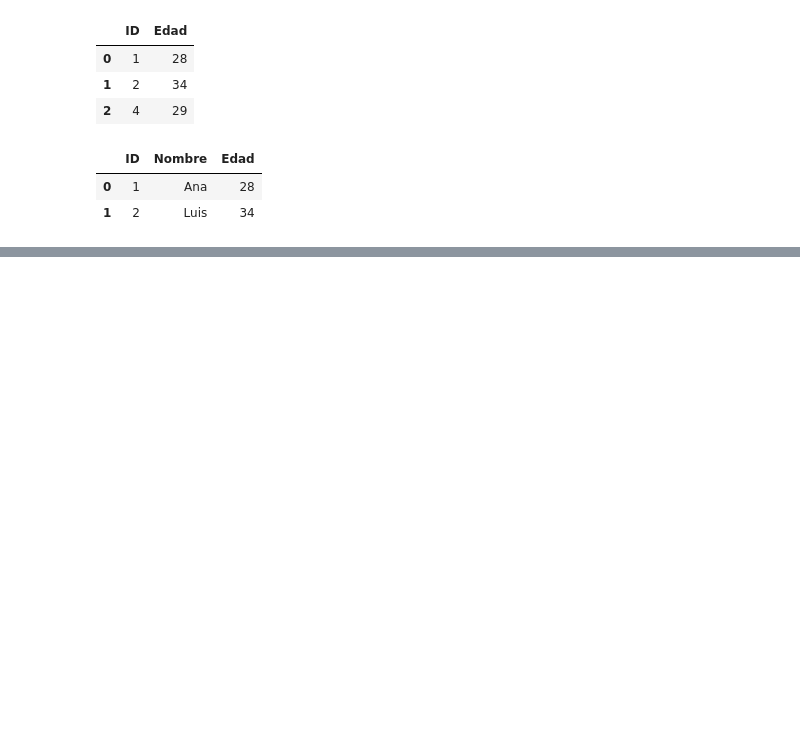
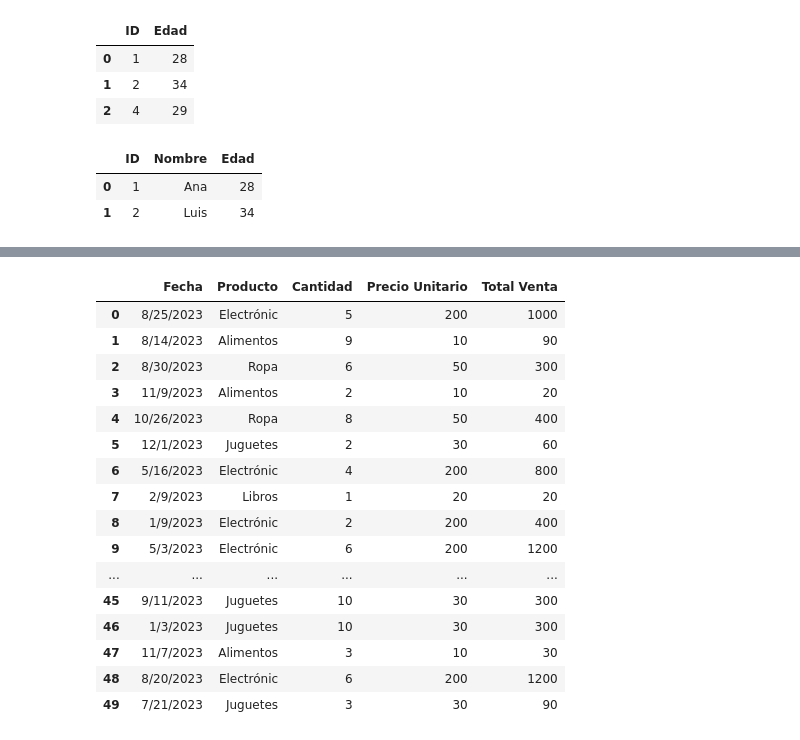
Before and after one commit to Bernardo-Mata/python-data-science, a Jupyter notebook: pandas.ipynb, the cells around one changed output, grey strips where cells are left out. Saved outputs shown, nothing was run; the diff lists cells and outputs as text; code cells hidden in the pictures; blank space fills up the shorter version.

```diff
--- a/pandas.ipynb
+++ b/pandas.ipynb
@@ -1038,0 +1495,3 @@ df_combinado
+# %%
+df1 = pd.read_csv('dataFrames\Datos_Ventas_Tienda.csv')
+df2 = pd.read_csv('dataFrames\Datos_Ventas_Tienda2.csv')
@@ -1038,0 +1514,20 @@ df_combinado
+# %%
+df2
+# %% [output]
+|  | Fecha | Producto | Cantidad | Precio Unitario | Total Venta |
+| 0 | 8/25/2023 | Electrónic | 5 | 200 | 1000 |
+| 1 | 8/14/2023 | Alimentos | 9 | 10 | 90 |
+| 2 | 8/30/2023 | Ropa | 6 | 50 | 300 |
+| 3 | 11/9/2023 | Alimentos | 2 | 10 | 20 |
+| 4 | 10/26/2023 | Ropa | 8 | 50 | 400 |
+| 5 | 12/1/2023 | Juguetes | 2 | 30 | 60 |
+| 6 | 5/16/2023 | Electrónic | 4 | 200 | 800 |
+| 7 | 2/9/2023 | Libros | 1 | 20 | 20 |
+| 8 | 1/9/2023 | Electrónic | 2 | 200 | 400 |
+| 9 | 5/3/2023 | Electrónic | 6 | 200 | 1200 |
+| ... | ... | ... | ... | ... | ... |
+| 45 | 9/11/2023 | Juguetes | 10 | 30 | 300 |
+| 46 | 1/3/2023 | Juguetes | 10 | 30 | 300 |
+| 47 | 11/7/2023 | Alimentos | 3 | 10 | 30 |
+| 48 | 8/20/2023 | Electrónic | 6 | 200 | 1200 |
+| 49 | 7/21/2023 | Juguetes | 3 | 30 | 90 |
```
Also changed, not shown: parts of 50 cells of this notebook.
